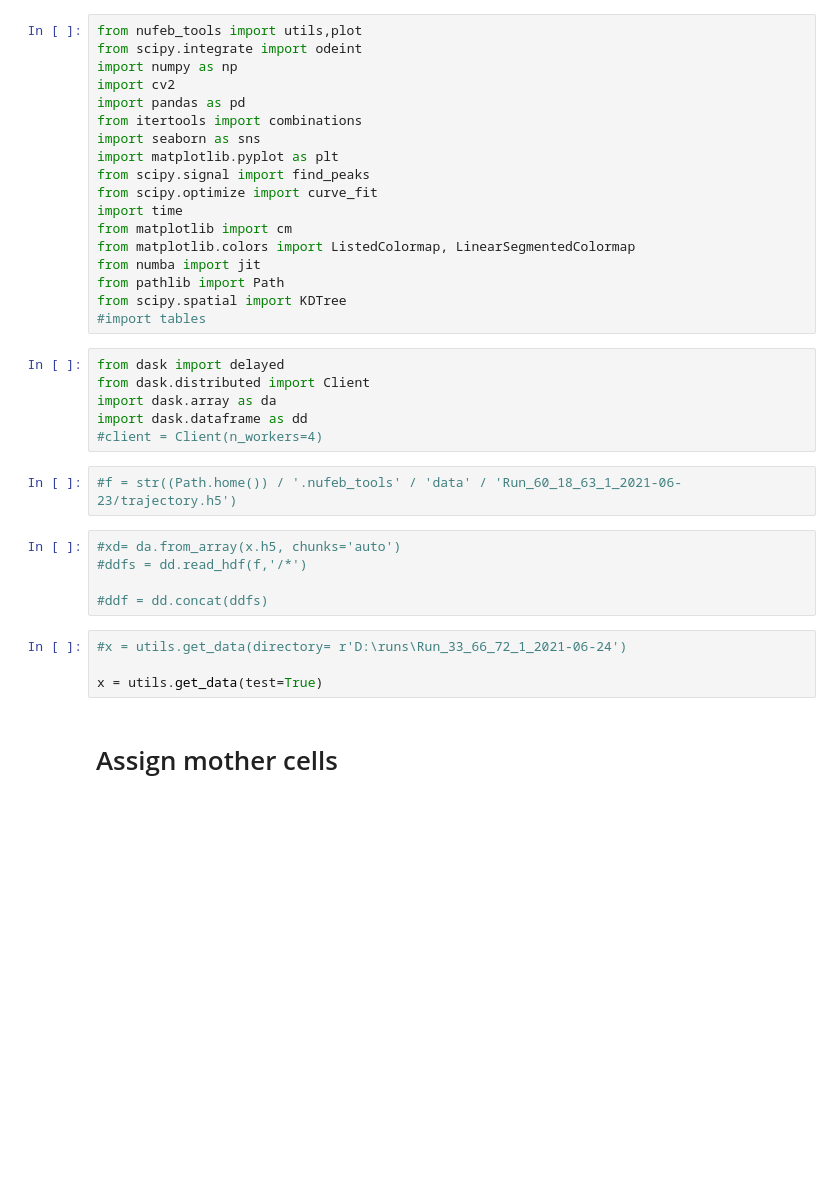
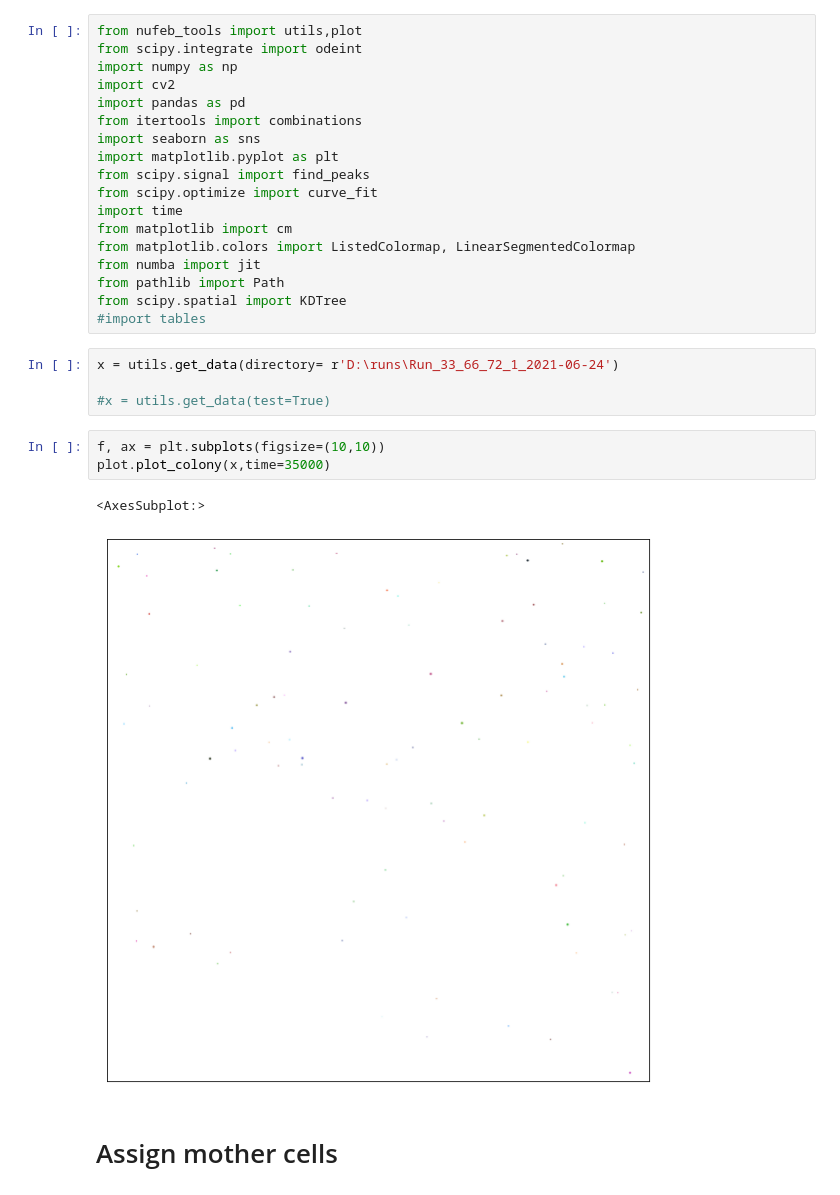
Before and after one commit to Jsakkos/nufeb_tools, a Jupyter notebook: notebooks/cell ancestry.ipynb, the cells around one changed output. Saved outputs shown, nothing was run; the diff lists cells and outputs as text; blank space fills up the shorter version.

```diff
--- a/notebooks/cell ancestry.ipynb
+++ b/notebooks/cell ancestry.ipynb
@@ -16,23 +16,16 @@ from numba import jit
 from pathlib import Path
 from scipy.spatial import KDTree
 #import tables
-# %%
-from dask import delayed
-from dask.distributed import Client
-import dask.array as da
-import dask.dataframe as dd
-#client = Client(n_workers=4)
-# %%
-#f = str((Path.home()) / '.nufeb_tools' / 'data' / 'Run_60_18_63_1_2021-06-23/trajectory.h5')
-# %%
-#xd= da.from_array(x.h5, chunks='auto')
-#ddfs = dd.read_hdf(f,'/*')
-
-#ddf = dd.concat(ddfs)
 # %%
-#x = utils.get_data(directory= r'D:\runs\Run_33_66_72_1_2021-06-24')
+x = utils.get_data(directory= r'D:\runs\Run_33_66_72_1_2021-06-24')
 
-x = utils.get_data(test=True)
+#x = utils.get_data(test=True)
+# %%
+f, ax = plt.subplots(figsize=(10,10))
+plot.plot_colony(x,time=35000)
+# %% [output]
+<AxesSubplot:>
+[figure, added]
 # %% [markdown]
 # Assign mother cells
 # %%
```
Also changed, not shown: parts of 14 cells of this notebook.
